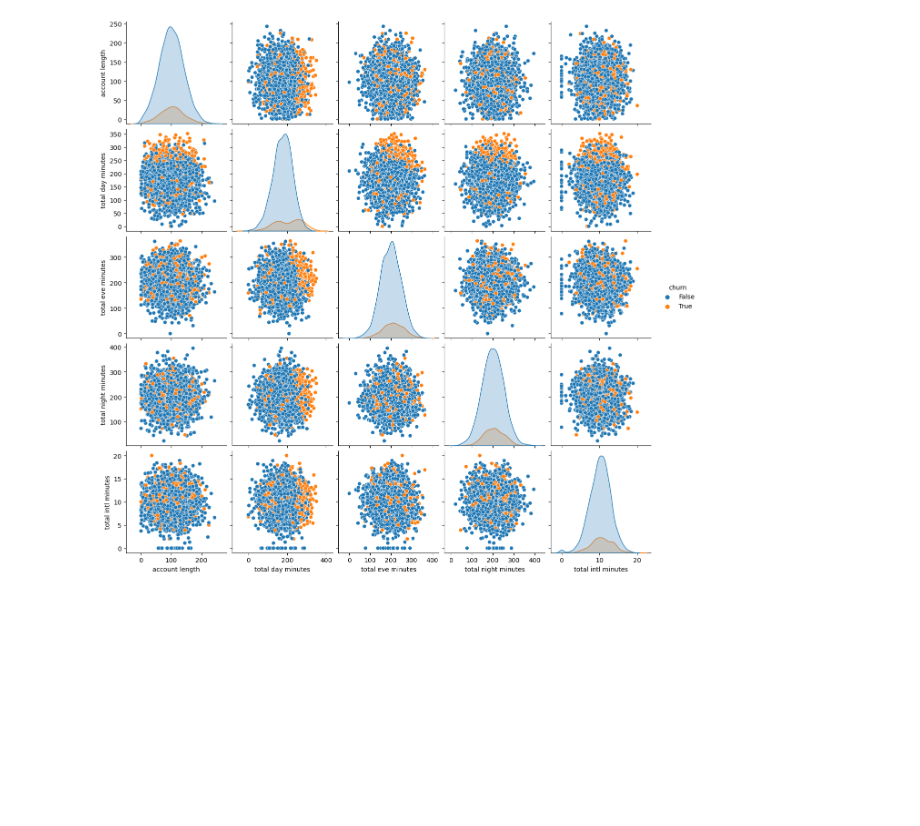
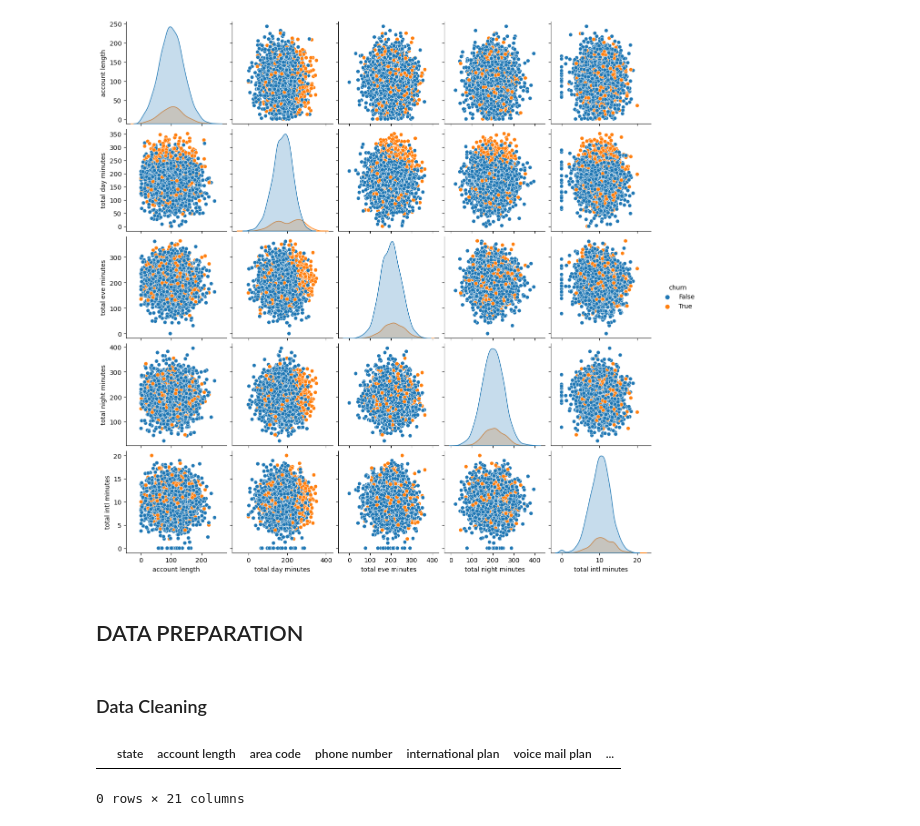
Before and after one commit to AngelaKalelwa/syriatel-customer-churn, a Jupyter notebook: notebook.ipynb, the cells around one changed output. Saved outputs shown, nothing was run; the diff lists cells and outputs as text; code cells hidden in the pictures; blank space fills up the shorter version.

Commit message:
Added Data preparation

```diff
--- a/notebook.ipynb
+++ b/notebook.ipynb
@@ -216,3 +216,15 @@ plt.show()
 #sns.heatmap(corr, mask=mask, annot=True, cmap='coolwarm', fmt='.2f', linewidths=0.5)
 #plt.title('Correlation Matrix')
 #plt.show()
+# %% [markdown]
+## DATA PREPARATION
+# %% [markdown]
+### Data Cleaning
+# %%
+# Check for duplicates.
+df.duplicated()
+df.loc[df.duplicated()]
+# Implication: No duplicates
+# %% [output]
+|  | state | account length | area code | phone number | international plan | voice mail plan | ... |
+0 rows × 21 columns
```
Also changed, not shown: parts of 20 cells of this notebook.
